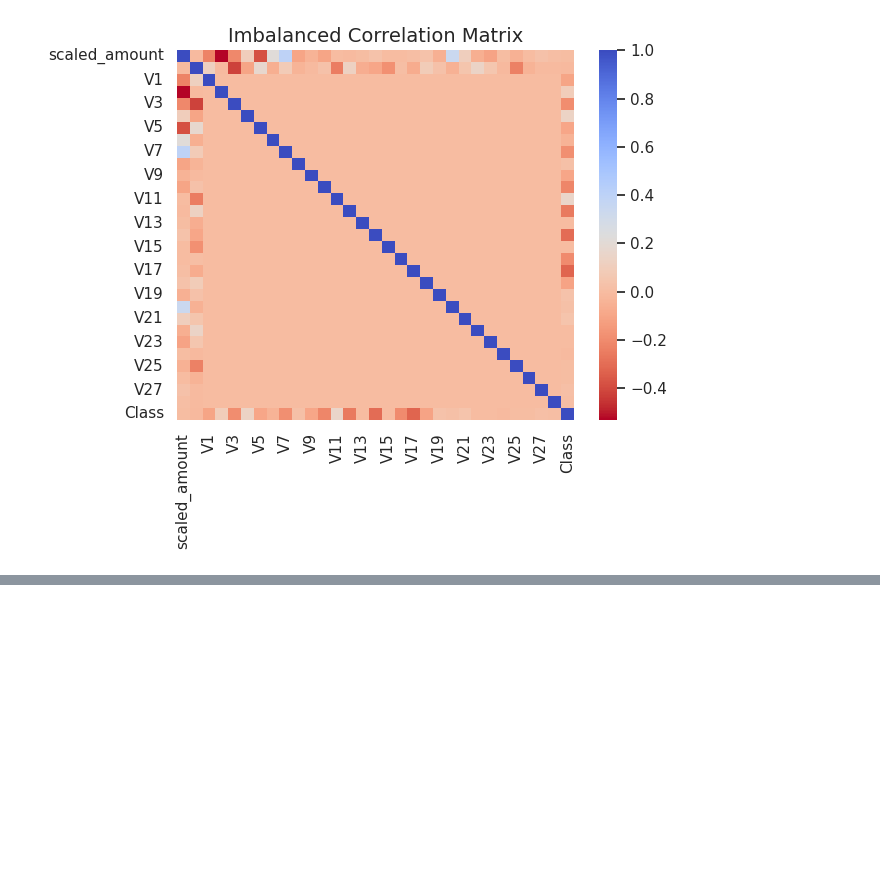
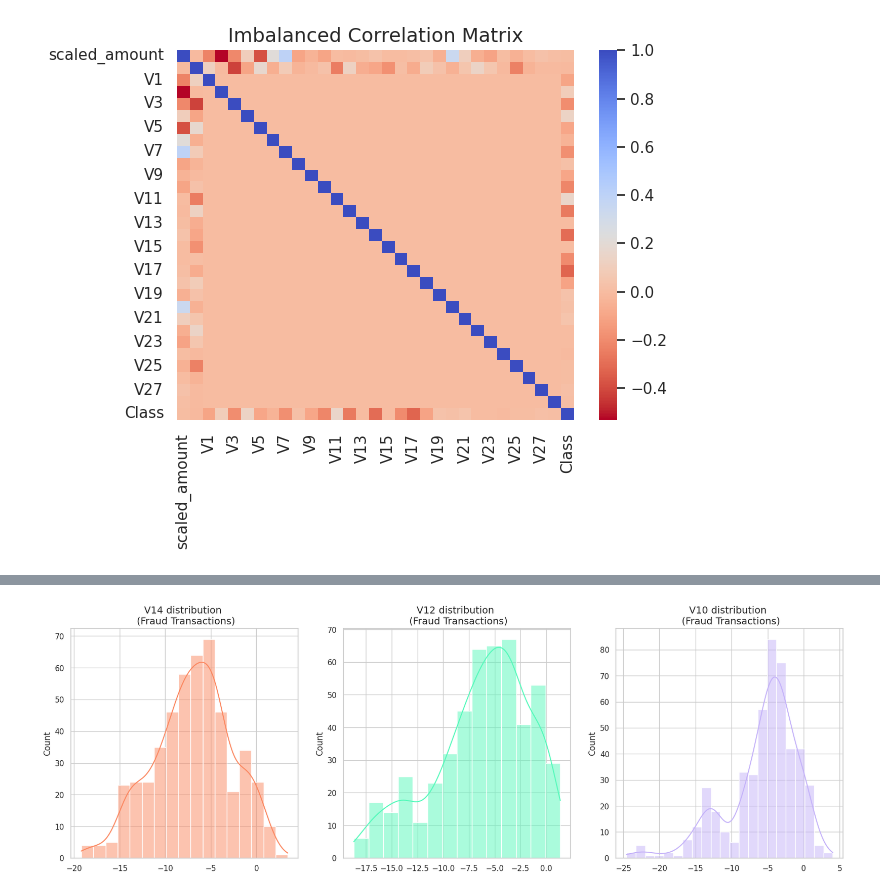
Before and after one commit to mohammad-jafary/data_science_projects, a Jupyter notebook: creditcardfraud/creditcardfraud.ipynb, the cells around one changed output, grey strips where cells are left out. Cells and saved outputs as stored; diff of their text form; code cells hidden in the pictures; blank space fills up the shorter version.

```diff
--- a/creditcardfraud/creditcardfraud.ipynb
+++ b/creditcardfraud/creditcardfraud.ipynb
@@ -213,0 +214,20 @@ plt.show()
+# %%
+from scipy.stats import norm
+
+f, (ax1, ax2, ax3) = plt.subplots(nrows=1, ncols=3, figsize=(20, 6))
+
+v14_fraud_dist = new_df['V14'].loc[new_df['Class'] == 1].values
+sns.histplot(v14_fraud_dist, ax=ax1, color="#FB8861", kde=True)
+ax1.set_title("V14 distribution \n (Fraud Transactions)", fontsize=14)
+
+v12_fraud_dist = new_df["V12"].loc[new_df['Class'] == 1].values
+sns.histplot(data=v12_fraud_dist, ax=ax2, color="#56F9BB", kde=True)
+ax2.set_title("V12 distribution \n (Fraud Transactions)", fontsize=14)
+
+v10_fraud_dist = new_df["V10"].loc[new_df['Class'] == 1].values
+sns.histplot(data=v10_fraud_dist, ax=ax3, color="#C5B3F9", kde=True)
+ax3.set_title("V10 distribution \n (Fraud Transactions)", fontsize=14)
+
+plt.show()
+# %% [output]
+[figure, added]
```
Also changed, not shown: parts of 8 cells of this notebook.
